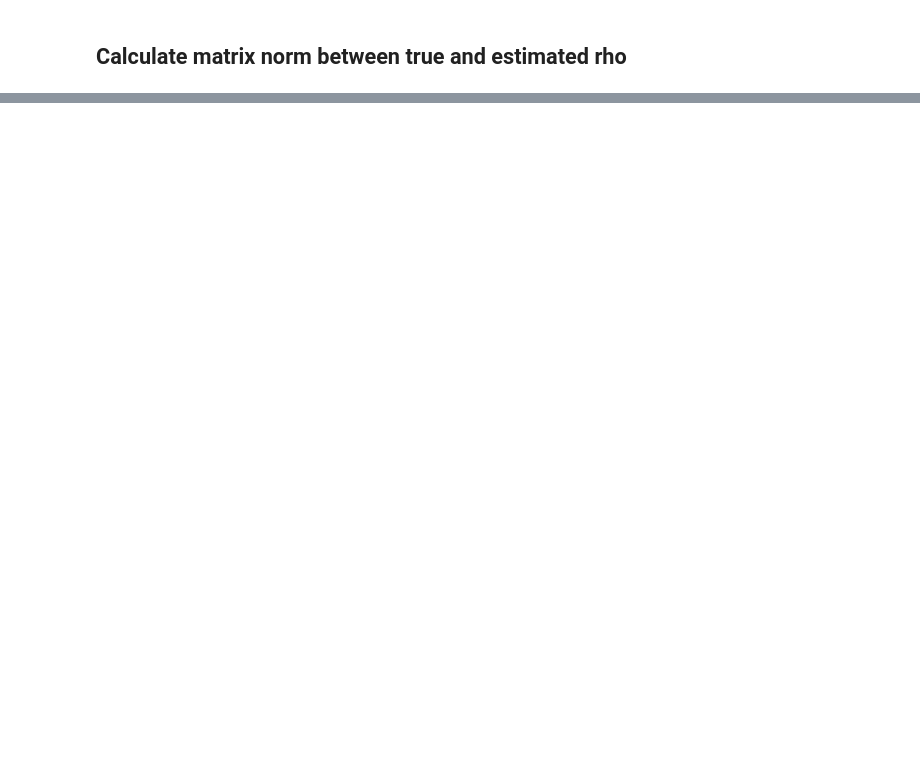
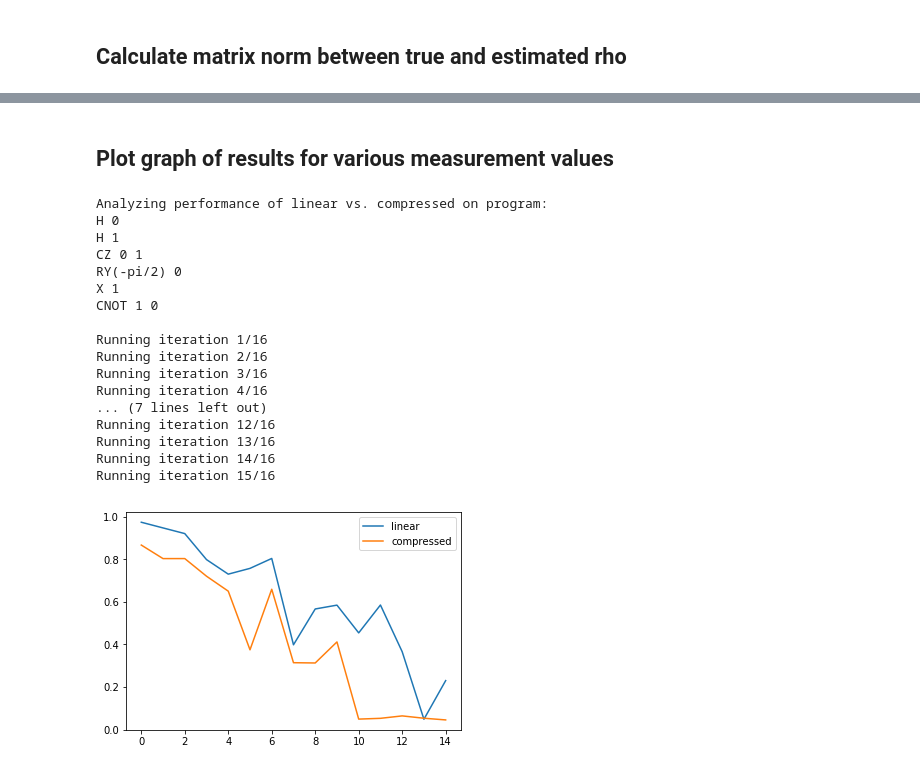
Before and after one commit to kenzomenzo/tomography-debugger, a Jupyter notebook: tomography_test.ipynb, the cells around one changed output, grey strips where cells are left out. Cells and saved outputs as stored; diff of their text form; code cells hidden in the pictures; blank space fills up the shorter version.

```diff
--- a/tomography_test.ipynb
+++ b/tomography_test.ipynb
@@ -369,0 +275,53 @@ Compressed norm:
+# %% [markdown]
+## Plot graph of results for various measurement values
+# %%
+import matplotlib.pyplot as plt
+
+max_pauli_num = 4 ** len(qubits)
+num_trials = 5
+
+linear_norms = []
+compressed_norms = []
+
+print("Analyzing performance of linear vs. compressed on program:")
+print(program)
+
+for i in range(1, max_pauli_num):
+    print("Running iteration %d/%d" % (i, max_pauli_num))
+    linear_norm_mean = 0.0
+    compressed_norm_mean = 0.0
+    for j in range(num_trials):
+        rho_linear = debugger.tomographize("linear_inv", i, program, qubits)
+        rho_compressed = debugger.tomographize("compressed_sensing", i, program, qubits)
+        linear_norm_mean += np.linalg.norm(rho_linear - rho_true)
+        compressed_norm_mean += np.linalg.norm(rho_compressed - rho_true)
+
+    linear_norm_mean /= num_trials
+    compressed_norm_mean /= num_trials
+
+    linear_norms.append(linear_norm_mean)
+    compressed_norms.append(compressed_norm_mean)
+
+plt.plot(linear_norms, label='linear')
+plt.plot(compressed_norms, label='compressed')
+plt.legend()
+plt.show()
+# %% [output]
+Analyzing performance of linear vs. compressed on program:
+H 0
+H 1
+CZ 0 1
+RY(-pi/2) 0
+X 1
+CNOT 1 0
+
+Running iteration 1/16
+Running iteration 2/16
+Running iteration 3/16
+Running iteration 4/16
+... (7 lines left out)
+Running iteration 12/16
+Running iteration 13/16
+Running iteration 14/16
+Running iteration 15/16
+[figure, added]
```
Also changed, not shown: parts of 6 cells of this notebook.
